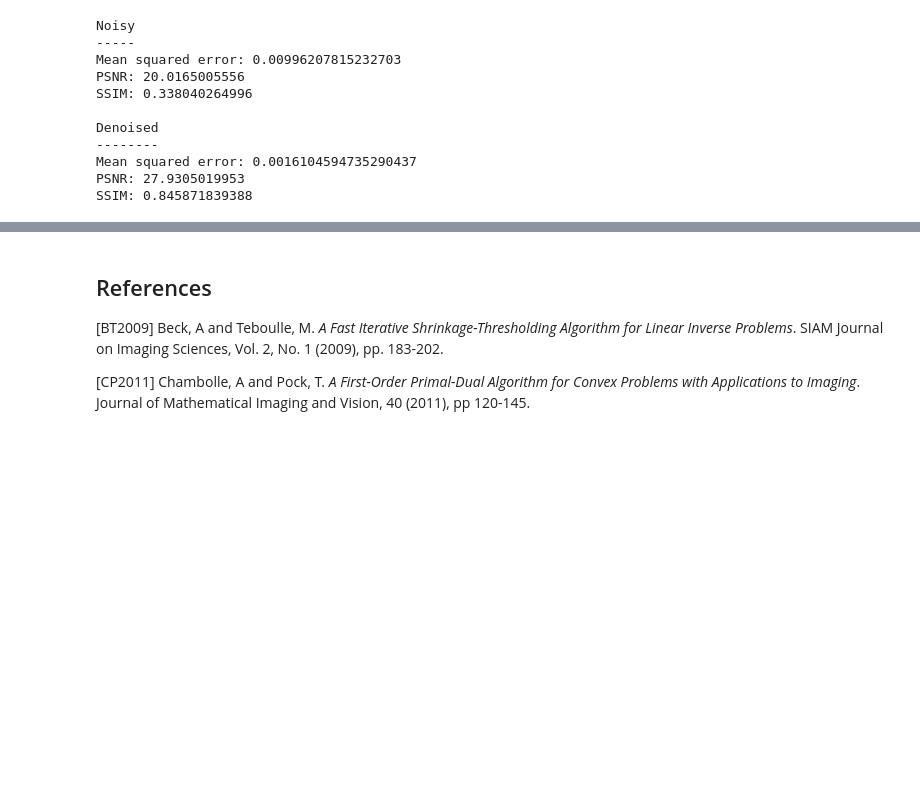
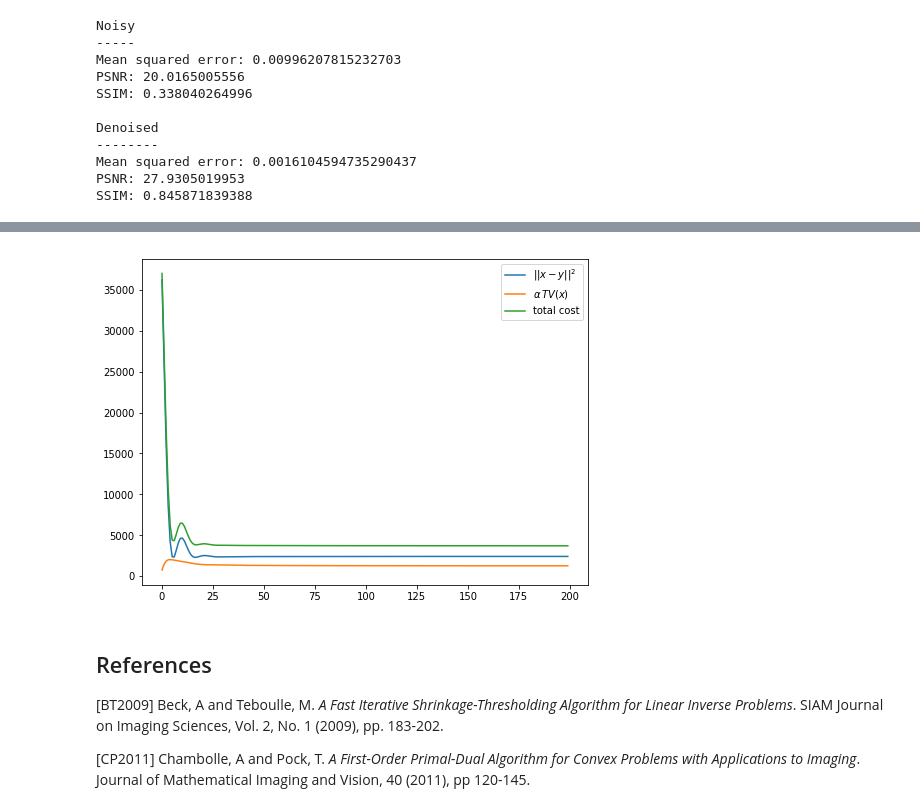
Before and after one commit to kohr-h/astra_odl_workshop, a Jupyter notebook: 1_tv_denoising.ipynb, the cells around one changed output, grey strips where cells are left out. Drawn from its saved outputs; the diff is of its cells as text; code cells hidden in the pictures; blank space fills up the shorter version.

```diff
--- a/1_tv_denoising.ipynb
+++ b/1_tv_denoising.ipynb
@@ -431,0 +471,15 @@ SSIM: 0.845871839388
+# %%
+g1_values = []
+g2_values = []
+
+def store_values(x):
+    global g1_values
+    global g2_values
+
+    g1_values.append(g_1(x))
+    g2_values.append(g_2(grad(x)))
+
+callback = odl.solvers.CallbackPrintIteration(step=10) & odl.solvers.CallbackApply(store_values)
+
+x = X.zero()
+odl.solvers.pdhg(x, f, g, L, tau=tau, sigma=sigma, niter=200, callback=callback)
@@ -432,3 +507,13 @@ SSIM: 0.845871839388
+# %%
+fig, ax = plt.subplots(figsize=(8, 6))
+its = np.arange(0, 200)
+ax.plot(its, g1_values, label=r'$|| x - y ||^2$')
+ax.plot(its, g2_values, label=r'$\alpha\, TV(x)$')
+ax.plot(its, np.add(g1_values, g2_values), label=r'total cost')
+plt.legend()
+pass
+# %% [output]
+[figure, added]
 # %% [markdown]
 ## References
 
```
Also changed, not shown: parts of 3 cells of this notebook, 4 other files.
